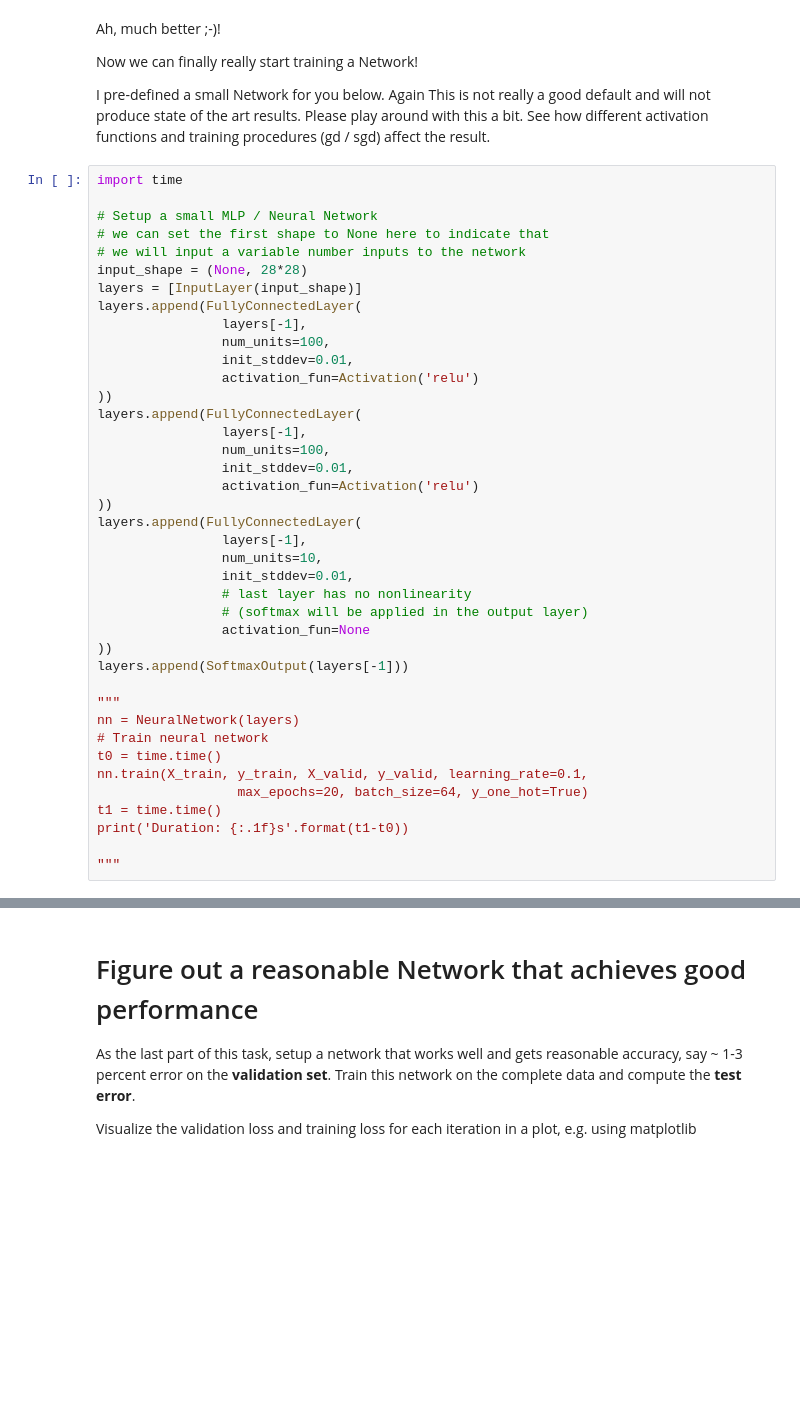
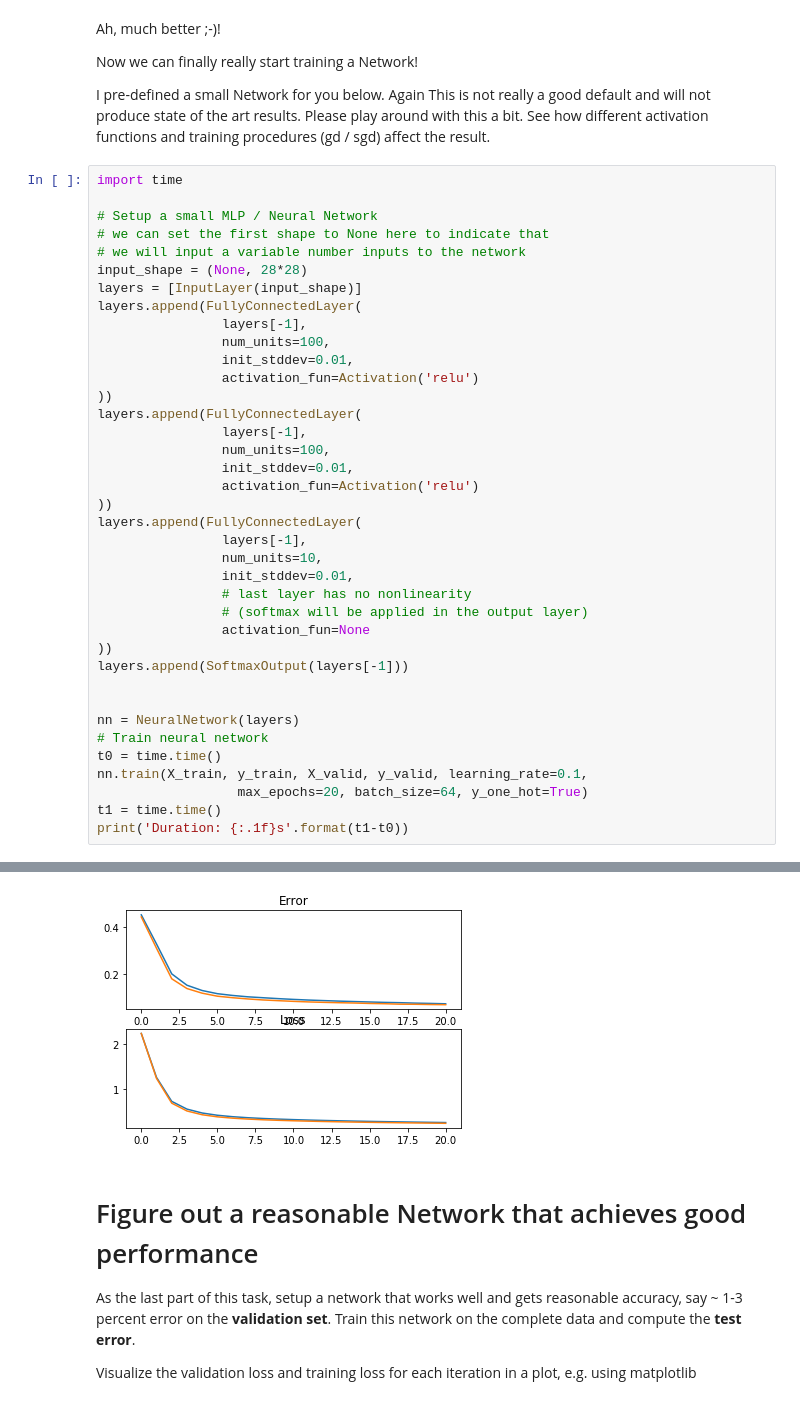
Before and after one commit to RalphLesch/dl-lab-2018, a Jupyter notebook: exercise1/exercise_1.ipynb, the cells around one changed output, grey strips where cells are left out. Cells and saved outputs as stored; diff of their text form; blank space fills up the shorter version.

```diff
--- a/exercise1/exercise_1.ipynb
+++ b/exercise1/exercise_1.ipynb
@@ -691,7 +691,7 @@ layers.append(FullyConnectedLayer(
 ))
 layers.append(SoftmaxOutput(layers[-1]))
 
-"""
+
 nn = NeuralNetwork(layers)
 # Train neural network
 t0 = time.time()
@@ -699,6 +699,4 @@ nn.train(X_train, y_train, X_valid, y_valid, learning_rate=0.1,
                   max_epochs=20, batch_size=64, y_one_hot=True)
 t1 = time.time()
 print('Duration: {:.1f}s'.format(t1-t0))
-
-"""
 # %% [output]
@@ -706,3 +720,4 @@ print('Duration: {:.1f}s'.format(t1-t0))
+[figure, added]
 # %% [markdown]
 # Figure out a reasonable Network that achieves good performance
 As the last part of this task, setup a network that works well and gets reasonable accuracy, say ~ 1-3 percent error on the **validation set**.
```
Also changed, not shown: parts of 2 cells of this notebook.
